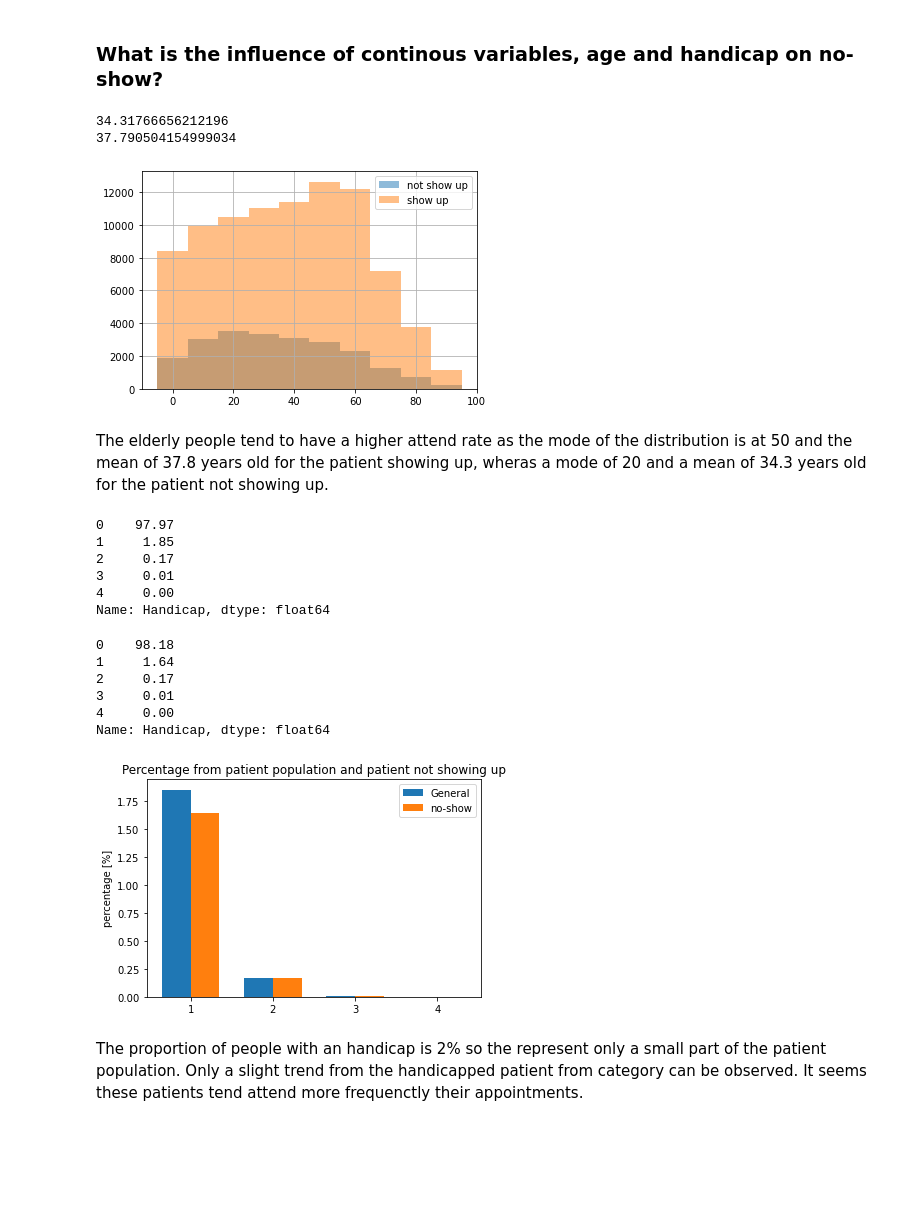
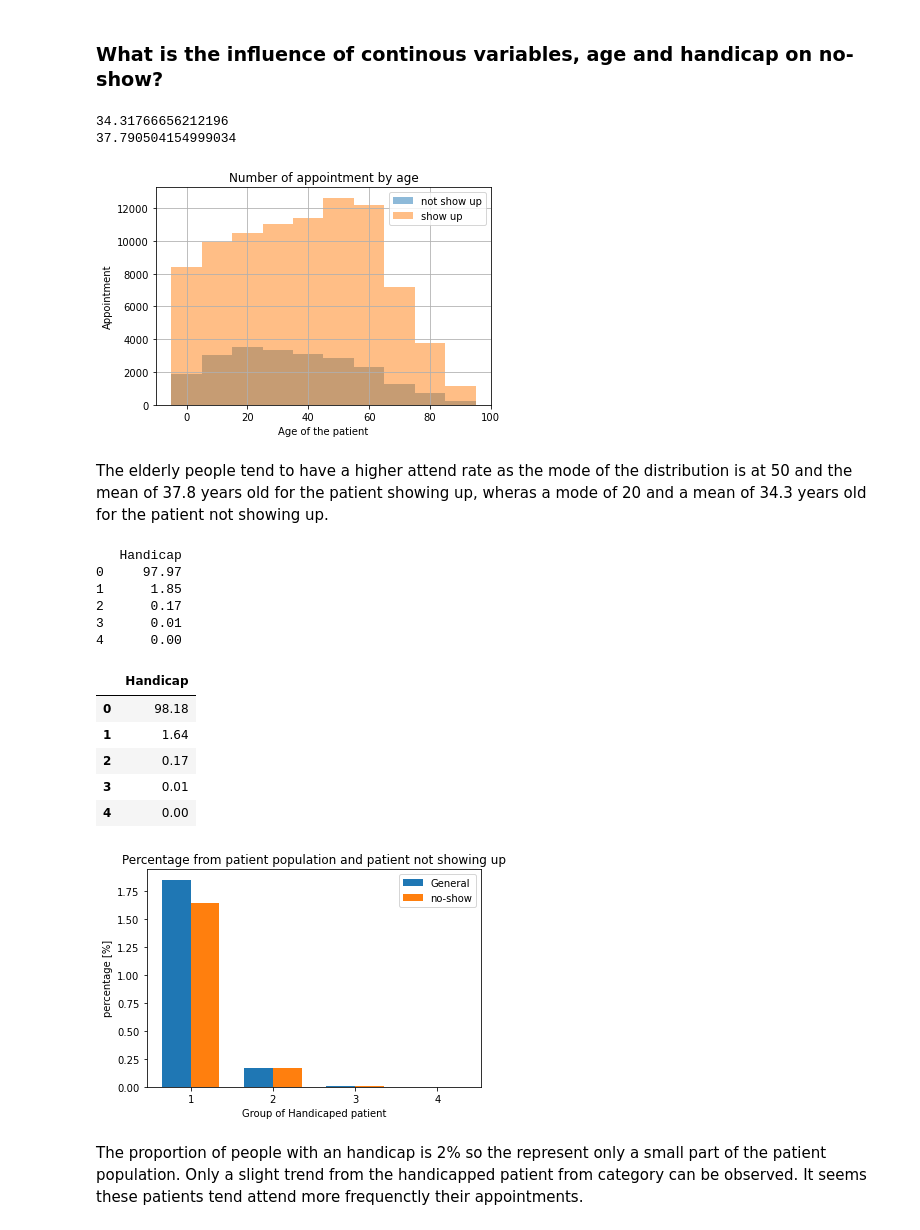
Before and after one commit to vincent-jaquet/Udacity_DAND, a Jupyter notebook: investigate_No_Show_Appointments.ipynb, the cells around one changed output. Cells and saved outputs as stored; diff of their text form; code cells hidden in the pictures; blank space fills up the shorter version.

```diff
--- a/investigate_No_Show_Appointments.ipynb
+++ b/investigate_No_Show_Appointments.ipynb
@@ -249,52 +281,57 @@ There is not indication that the alcoholism or the gender of the patient influen
 # %% [markdown]
 ### What is the influence of continous variables, age and handicap on no-show?
 # %%
+no_show = df.No_show == 1
 print(df.Age[no_show].mean())
 print(df.Age[np.invert(no_show)].mean())
 df.Age[no_show].hist(alpha=0.5, bins=np.arange(-5,105,10), label='not show up')
 df.Age[np.invert(no_show)].hist(alpha=0.5, bins=np.arange(-5,105,10), label='show up')
+plt.title("Number of appointment by age")
+plt.xlabel("Age of the patient")
+plt.ylabel("Appointment")
 plt.legend();
 # %% [output]
 34.31766656212196
 37.790504154999034
-[figure, old version]
+[figure, new version]
 # %% [markdown]
 The elderly people tend to have a higher attend rate as the mode of the distribution is at 50 and the mean of 37.8 years old for the patient showing up, wheras a mode of 20 and a mean of 34.3 years old for the patient not showing up.
 # %%
-proportion_independant_of_show=round(df['Handicap'].value_counts()/df.shape[0]*100,2)
+proportion_independant_of_show=proportion(df, ['Handicap'])
 print(proportion_independant_of_show)
-proportion_no_show=round(df_no_show['Handicap'].value_counts()/df_no_show.shape[0]*100,2)
+proportion_no_show=proportion(df_no_show, ['Handicap'])
 proportion_no_show
 # %% [output]
-0    97.97
-1     1.85
-2     0.17
-3     0.01
-4     0.00
-Name: Handicap, dtype: float64
+   Handicap
+0     97.97
+1      1.85
+2      0.17
+3      0.01
+4      0.00
-0    98.18
-1     1.64
-2     0.17
-3     0.01
-4     0.00
-Name: Handicap, dtype: float64
+|  | Handicap |
+| 0 | 98.18 |
+| 1 | 1.64 |
+| 2 | 0.17 |
+| 3 | 0.01 |
+| 4 | 0.00 |
 # %%
 labels = np.arange(1,5)
 x = np.arange(len(labels))  # the label locations
 width = 0.35  # the width of the bars
 
 fig, ax = plt.subplots()
-rects1 = ax.bar(x - width/2, proportion_independant_of_show[1:5], width, label='General')
-rects2 = ax.bar(x + width/2, proportion_no_show[1:5], width, label='no-show')
+rects1 = ax.bar(x - width/2, proportion_independant_of_show.iloc[1:5,0], width, label='General')
+rects2 = ax.bar(x + width/2, proportion_no_show.iloc[1:5,0], width, label='no-show')
 
 # Add some text for labels, title and custom x-axis tick labels, etc.
 ax.set_ylabel('percentage [%]')
+ax.set_xlabel('Group of Handicaped patient')
 ax.set_title('Percentage from patient population and patient not showing up')
 ax.set_xticks(x)
 ax.set_xticklabels(labels)
 ax.legend();
 # %% [output]
-[figure, old version]
+[figure, new version]
 # %% [markdown]
 The proportion of people with an handicap is 2% so the represent only a small part of the patient population. Only a slight trend from the handicapped patient from category can be observed. It seems these patients tend attend more frequenctly their appointments.
 # %% [markdown]
```
Also changed, not shown: parts of 16 cells of this notebook, 1 other file.
